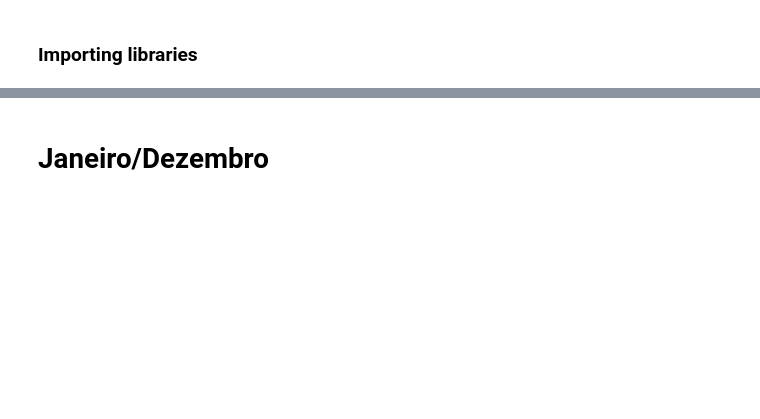
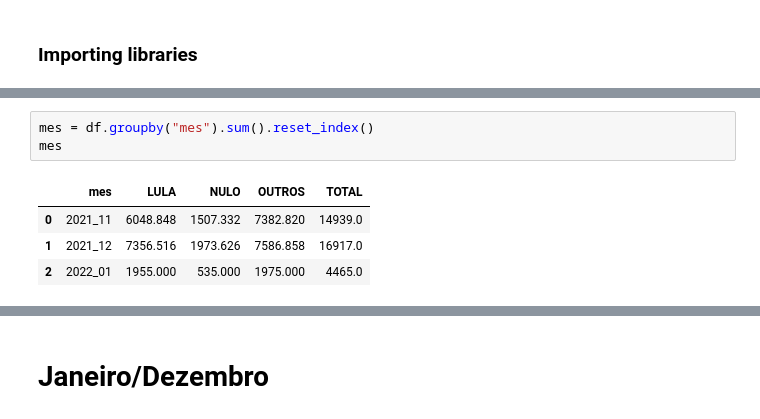
Before and after one commit to xboard/fastpages-blog, a Jupyter notebook: _notebooks/2022-01-07-brazils-2022-presidential-elections-polls-analysis-part1.ipynb, the cells around one changed output, grey strips where cells are left out. Drawn from its saved outputs; the diff is of its cells as text; blank space fills up the shorter version.

```diff
--- a/_notebooks/2022-01-07-brazils-2022-presidential-elections-polls-analysis-part1.ipynb
+++ b/_notebooks/2022-01-07-brazils-2022-presidential-elections-polls-analysis-part1.ipynb
@@ -215,0 +162,8 @@ Sampling 4 chains for 1_000 tune and 5_000 draw iterations (4_000 + 20_000 draws
+# %%
+mes = df.groupby("mes").sum().reset_index()
+mes
+# %% [output]
+|  | mes | LULA | NULO | OUTROS | TOTAL |
+| 0 | 2021_11 | 6048.848 | 1507.332 | 7382.820 | 14939.0 |
+| 1 | 2021_12 | 7356.516 | 1973.626 | 7586.858 | 16917.0 |
+| 2 | 2022_01 | 1955.000 | 535.000 | 1975.000 | 4465.0 |
```
Also changed, not shown: parts of 91 cells of this notebook, 4 other files.
